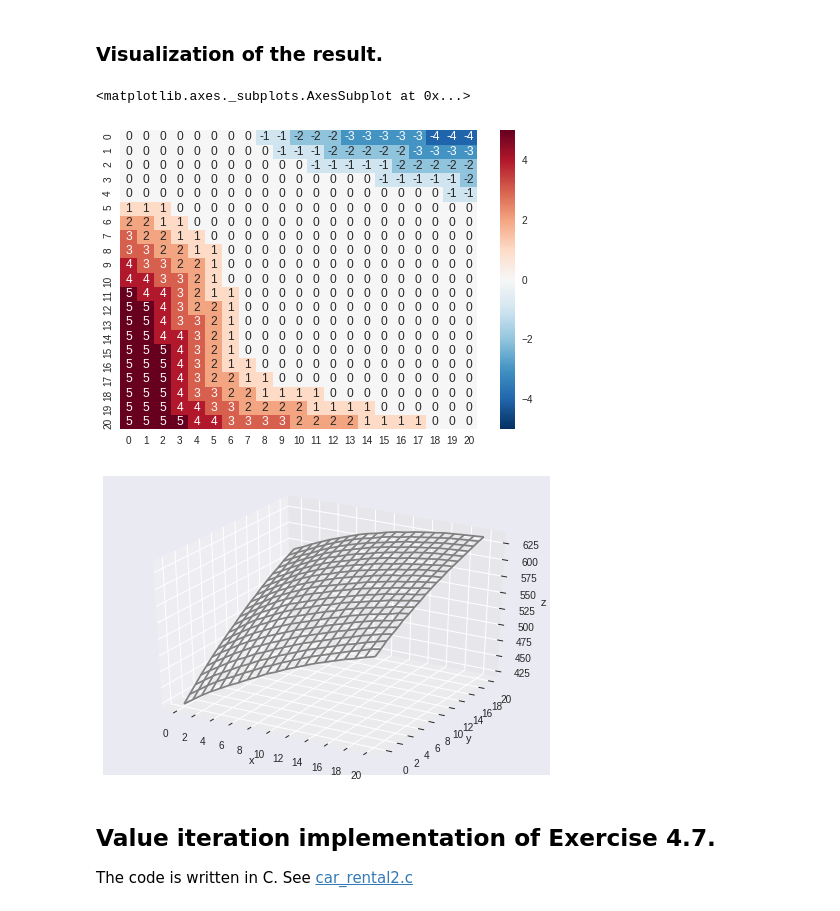
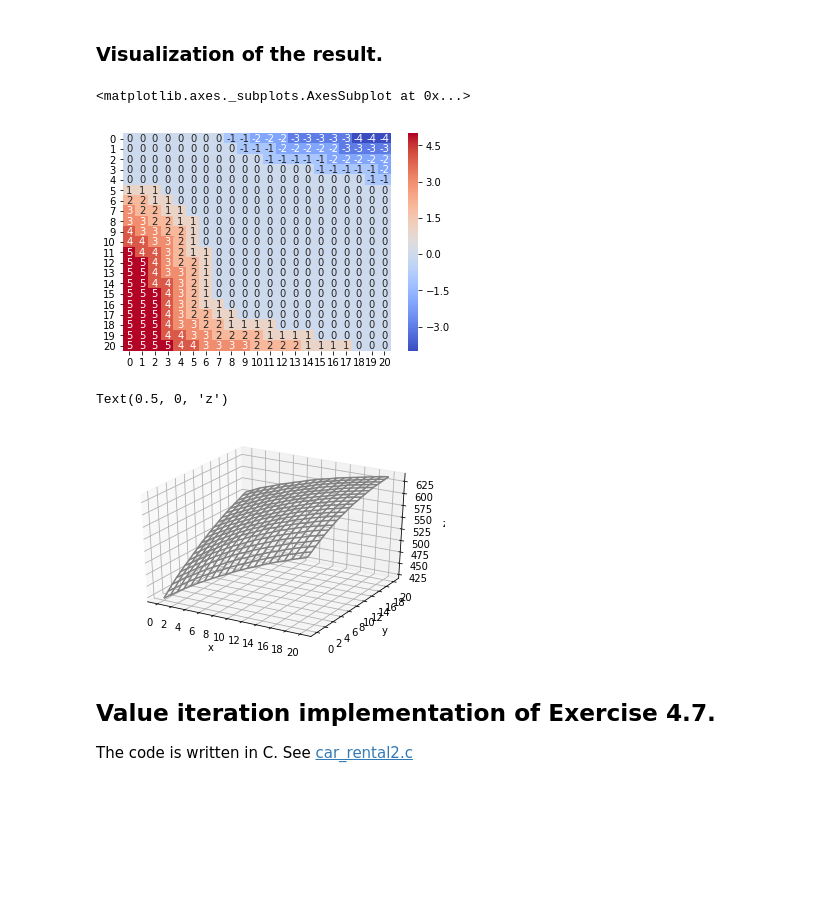
Before and after one commit to enakai00/rl_book_solutions, a Jupyter notebook: Chapter04/Exercise_4_7.ipynb, the cells around one changed output. Drawn from its saved outputs; the diff is of its cells as text; code cells hidden in the pictures; blank space fills up the shorter version.

```diff
--- a/Chapter04/Exercise_4_7.ipynb
+++ b/Chapter04/Exercise_4_7.ipynb
@@ -35,10 +35,10 @@ policy = np.array(
  [ 5,  5,  5,  4,  4,  3,  3,  2,  2,  2,  2,  1,  1,  1,  1,  0,  0,  0,  0,  0,  0],
  [ 5,  5,  5,  5,  4,  4,  3,  3,  3,  3,  2,  2,  2,  2,  1,  1,  1,  1,  0,  0,  0]])
 # %%
-sns.heatmap(policy, annot=True)
+sns.heatmap(policy, annot=True, cmap='coolwarm')
 # %% [output]
 <matplotlib.axes._subplots.AxesSubplot at 0x...>
-[figure, old version]
+[figure, new version]
 # %%
 value = np.array(
 [[421, 431, 441, 451, 460, 469, 477, 485, 493, 500, 508, 515, 522, 528, 535, 541, 547, 552, 558, 563, 568],
@@ -63,24 +63,22 @@ value = np.array(
  [551, 558, 564, 570, 575, 580, 586, 590, 595, 599, 604, 608, 612, 615, 619, 622, 625, 628, 631, 634, 636],
  [555, 561, 568, 573, 578, 584, 588, 593, 597, 602, 606, 610, 613, 617, 620, 623, 626, 629, 632, 635, 637]])
 # %%
-def f(x, y):
-    return np.sin(np.sqrt(x ** 2 + y ** 2))
-
 x = range(0, 21)
 y = range(0, 21)
 
 X, Y = np.meshgrid(x, y)
-Z = value[X, Y]
+Z = value[Y, X]
 fig = plt.figure()
 ax = plt.axes(projection='3d')
-ax.plot_wireframe(X, Y, Z, color='gray') #cmap='binary')
+ax.plot_wireframe(X, Y, Z, color='gray')
 ax.set_xticks(range(0, 21, 2))
 ax.set_yticks(range(0, 21, 2))
 ax.set_xlabel('x')
 ax.set_ylabel('y')
-ax.set_zlabel('z');
+ax.set_zlabel('z')
 # %% [output]
+Text(0.5, 0, 'z')
-[figure, old version]
+[figure, new version]
 # %% [markdown]
 ## Value iteration implementation of Exercise 4.7.
 
```
Also changed, not shown: parts of 2 cells of this notebook.
